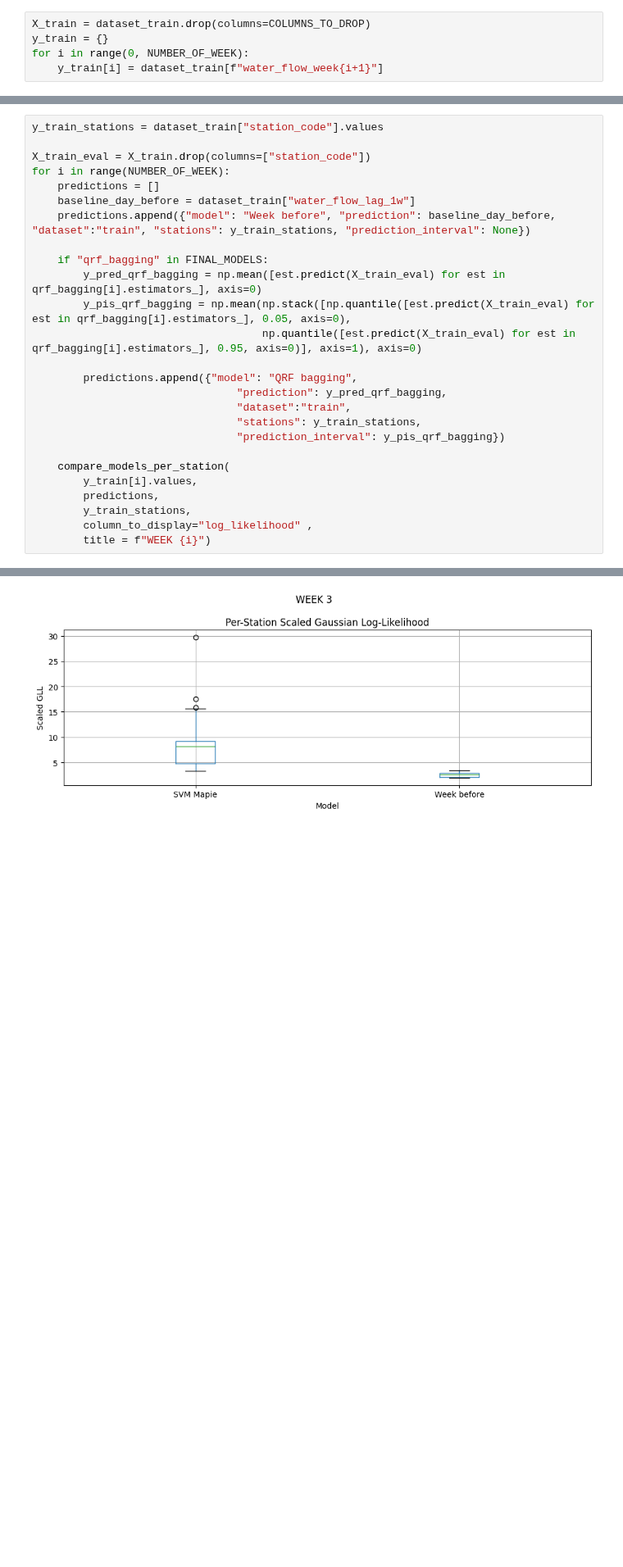
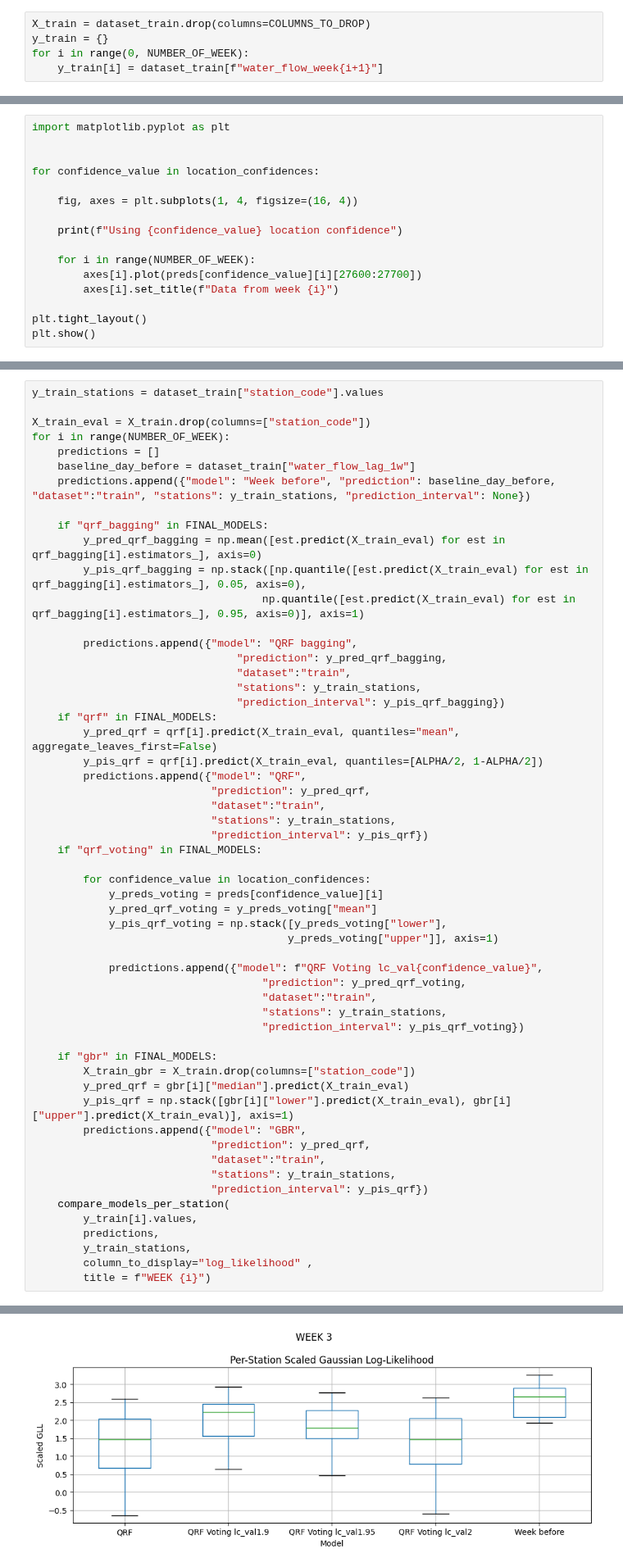
Before and after one commit to lucas066001/WaterScarcity.Hackathon, a Jupyter notebook: src/notebooks/01 Training and submission/01.1 - Lucas' Modelisation.ipynb, the cells around one changed output, grey strips where cells are left out. Shown at 82% size. Cells and saved outputs as stored; diff of their text form; blank space fills up the shorter version.

Commit message:
feat: Adding custom implementation of voting aggregation based on QRF models. No significative improvements

```diff
--- a/src/notebooks/01 Training and submission/01.1 - Lucas' Modelisation.ipynb
+++ b/src/notebooks/01 Training and submission/01.1 - Lucas' Modelisation.ipynb
@@ -167,0 +279,16 @@ Training week 3
+# %%
+import matplotlib.pyplot as plt
+
+
+for confidence_value in location_confidences:
+
+    fig, axes = plt.subplots(1, 4, figsize=(16, 4))
+
+    print(f"Using {confidence_value} location confidence")
+
+    for i in range(NUMBER_OF_WEEK):
+        axes[i].plot(preds[confidence_value][i][27600:27700])
+        axes[i].set_title(f"Data from week {i}")
+
+plt.tight_layout()
+plt.show()
@@ -176,15 +310,45 @@ for i in range(NUMBER_OF_WEEK):
 
     if "qrf_bagging" in FINAL_MODELS:
         y_pred_qrf_bagging = np.mean([est.predict(X_train_eval) for est in qrf_bagging[i].estimators_], axis=0)
-        y_pis_qrf_bagging = np.mean(np.stack([np.quantile([est.predict(X_train_eval) for est in qrf_bagging[i].estimators_], 0.05, axis=0),
-                                    np.quantile([est.predict(X_train_eval) for est in qrf_bagging[i].estimators_], 0.95, axis=0)], axis=1), axis=0)
+        y_pis_qrf_bagging = np.stack([np.quantile([est.predict(X_train_eval) for est in qrf_bagging[i].estimators_], 0.05, axis=0),
+                                    np.quantile([est.predict(X_train_eval) for est in qrf_bagging[i].estimators_], 0.95, axis=0)], axis=1)
 
         predictions.append({"model": "QRF bagging",
                                 "prediction": y_pred_qrf_bagging,
                                 "dataset":"train",
                                 "stations": y_train_stations,
                                 "prediction_interval": y_pis_qrf_bagging})
+    if "qrf" in FINAL_MODELS:
+        y_pred_qrf = qrf[i].predict(X_train_eval, quantiles="mean", aggregate_leaves_first=False)
+        y_pis_qrf = qrf[i].predict(X_train_eval, quantiles=[ALPHA/2, 1-ALPHA/2])
+        predictions.append({"model": "QRF",
+                            "prediction": y_pred_qrf,
+                            "dataset":"train",
+                            "stations": y_train_stations,
+                            "prediction_interval": y_pis_qrf})
+    if "qrf_voting" in FINAL_MODELS:
 
+        for confidence_value in location_confidences:
+            y_preds_voting = preds[confidence_value][i]
+            y_pred_qrf_voting = y_preds_voting["mean"]
+            y_pis_qrf_voting = np.stack([y_preds_voting["lower"],
+                                        y_preds_voting["upper"]], axis=1)
+
+            predictions.append({"model": f"QRF Voting lc_val{confidence_value}",
+                                    "prediction": y_pred_qrf_voting,
+                                    "dataset":"train",
+                                    "stations": y_train_stations,
+                                    "prediction_interval": y_pis_qrf_voting})
+
+    if "gbr" in FINAL_MODELS:
+        X_train_gbr = X_train.drop(columns=["station_code"])
+        y_pred_qrf = gbr[i]["median"].predict(X_train_eval)
+        y_pis_qrf = np.stack([gbr[i]["lower"].predict(X_train_eval), gbr[i]["upper"].predict(X_train_eval)], axis=1)
+        predictions.append({"model": "GBR",
+                            "prediction": y_pred_qrf,
+                            "dataset":"train",
+                            "stations": y_train_stations,
+                            "prediction_interval": y_pis_qrf})
     compare_models_per_station(
         y_train[i].values,
         predictions,
@@ -198,4 +362,4 @@ for i in range(NUMBER_OF_WEEK):
-[figure, old version]
+[figure, new version]
 # %% [markdown]
 ### 4. Coverage on the Full Training Set
 
```
Also changed, not shown: parts of 17 cells of this notebook, 2 other files.
